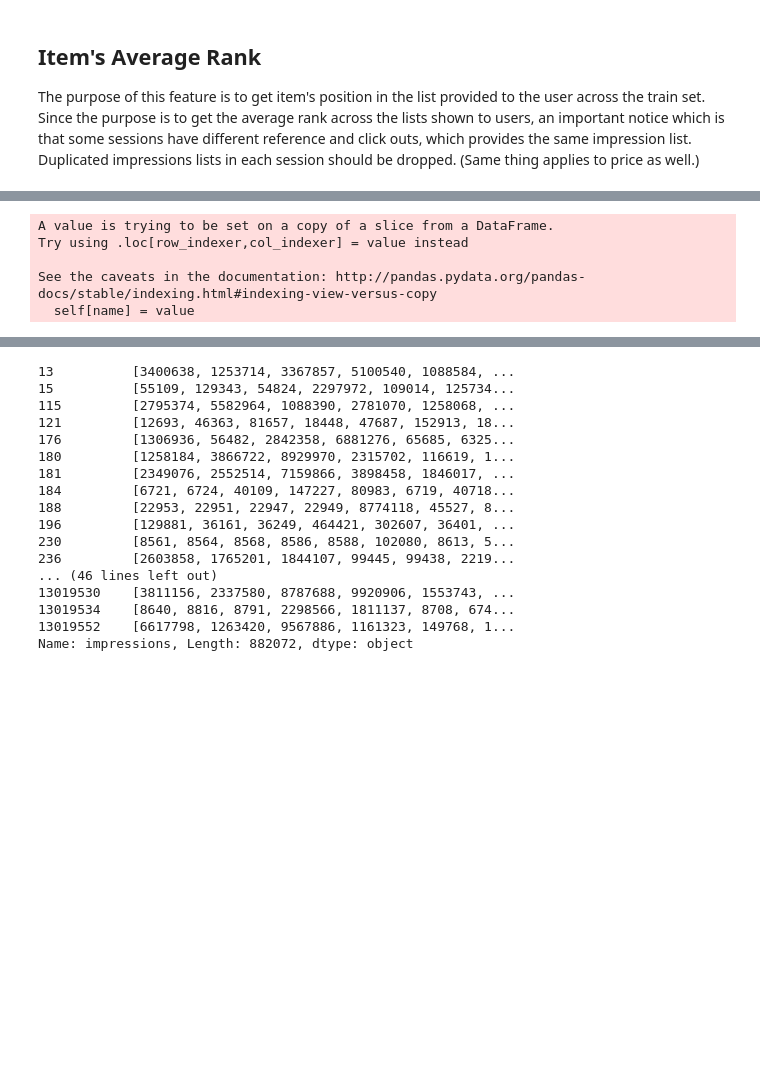
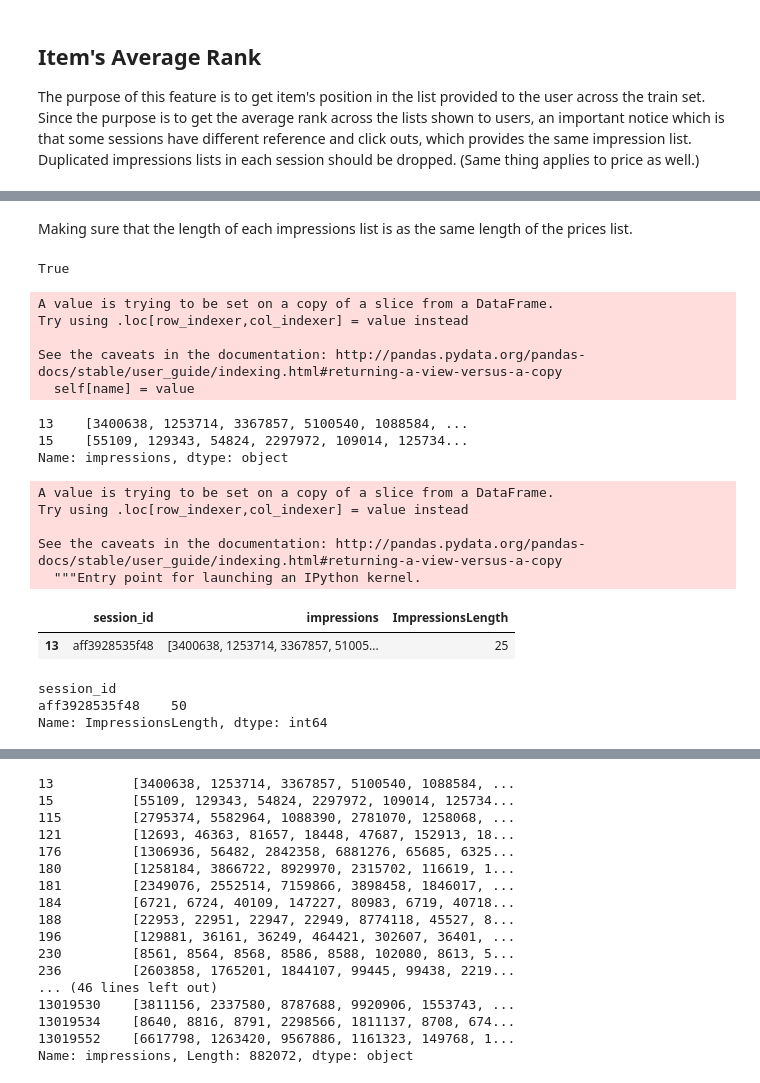
Before and after one commit to ZeyadSabbah/TrivagoRecommenderSystem, a Jupyter notebook: TrivagoFeatureEngineering.ipynb, the cells around one changed output, grey strips where cells are left out. Saved outputs shown, nothing was run; the diff lists cells and outputs as text; code cells hidden in the pictures; blank space fills up the shorter version.

Commit message:
worked on sessions list, not done yet, code needs to be cleaned

```diff
--- a/TrivagoFeatureEngineering.ipynb
+++ b/TrivagoFeatureEngineering.ipynb
@@ -42,3 +69,8 @@ train = pd.read_csv(train_filepath)
+# %%
+train.drop('Unnamed: 0', axis=1, inplace=True)
+ClickoutDF = train[train.action_type=='clickout item']
+FinalClickoutDF = train[train.action_type=='clickout item'].groupby('session_id').tail(1)
+ClickoutUniqueDF = ClickoutDF.drop_duplicates(subset=['session_id', 'impressions'], keep='first')
 # %% [markdown]
 ## Item Global Features
 ### Number of Properties
@@ -347,14 +357,42 @@ ClickoutUniqueDF.head(1)
 # %% [output]
 |  | user_id | session_id | timestamp | step | action_type | reference | platform | city | device | ... |
 | 13 | 00RL8Z82B2Z1 | aff3928535f48 | 1541037543 | 14 | clickout item | 109038 | AU | Sydney, Australia | mobile | ... |
+# %% [markdown]
+Making sure that the length of each impressions list is as the same length of the prices list.
+# %%
+ImpressionsLength = ClickoutUniqueDF.impressions.apply(lambda x: x.split('|')).apply(lambda x: len(x))
+PricesLength = ClickoutUniqueDF.prices.apply(lambda x: x.split('|')).apply(lambda x: len(x))
+ImpressionsLength.equals(PricesLength)
+# %% [output]
+True
 # %%
-UniqueSessionImpressionsDF = ClickoutUniqueDF[['session_id', 'impressions']]
-UniqueSessionImpressionsDF.impressions = UniqueSessionImpressionsDF.impressions.apply(lambda x: x.split('|'))
-pd.DataFrame({'session_id':UniqueSessionImpressionsDF.session_id.repeat(UniqueSessionImpressionsDF.impressions.str.len()),
-              'item_id':UniqueSessionImpressionsDF.impressions.sum()})
+SessionImpressionsDF = ClickoutUniqueDF[['session_id', 'impressions']]
+SessionImpressionsDF.impressions = SessionImpressionsDF.impressions.apply(lambda x: x.split('|'))
+SessionImpressionsDF.impressions.head(2)
 # %% [output]
 A value is trying to be set on a copy of a slice from a DataFrame.
 Try using .loc[row_indexer,col_indexer] = value instead
 
-See the caveats in the documentation: http://pandas.pydata.org/pandas-docs/stable/indexing.html#indexing-view-versus-copy
+See the caveats in the documentation: http://pandas.pydata.org/pandas-docs/stable/user_guide/indexing.html#returning-a-view-versus-a-copy
   self[name] = value
+13    [3400638, 1253714, 3367857, 5100540, 1088584, ...
+15    [55109, 129343, 54824, 2297972, 109014, 125734...
+Name: impressions, dtype: object
+# %%
+SessionImpressionsDF['ImpressionsLength'] = SessionImpressionsDF.impressions.apply(lambda x: len(x))
+SessionImpressionsDF.head(1)
+# %% [output]
+A value is trying to be set on a copy of a slice from a DataFrame.
+Try using .loc[row_indexer,col_indexer] = value instead
+
+See the caveats in the documentation: http://pandas.pydata.org/pandas-docs/stable/user_guide/indexing.html#returning-a-view-versus-a-copy
+  """Entry point for launching an IPython kernel.
+|  | session_id | impressions | ImpressionsLength |
+| 13 | aff3928535f48 | [3400638, 1253714, 3367857, 51005... | 25 |
+# %%
+SessionsNumberToRepeat = SessionImpressionsDF.groupby('session_id', sort=False).ImpressionsLength.sum()
+SessionsNumberToRepeat.head(1)
+# %% [output]
+session_id
+aff3928535f48    50
+Name: ImpressionsLength, dtype: int64
```
Also changed, not shown: parts of 25 cells of this notebook.
